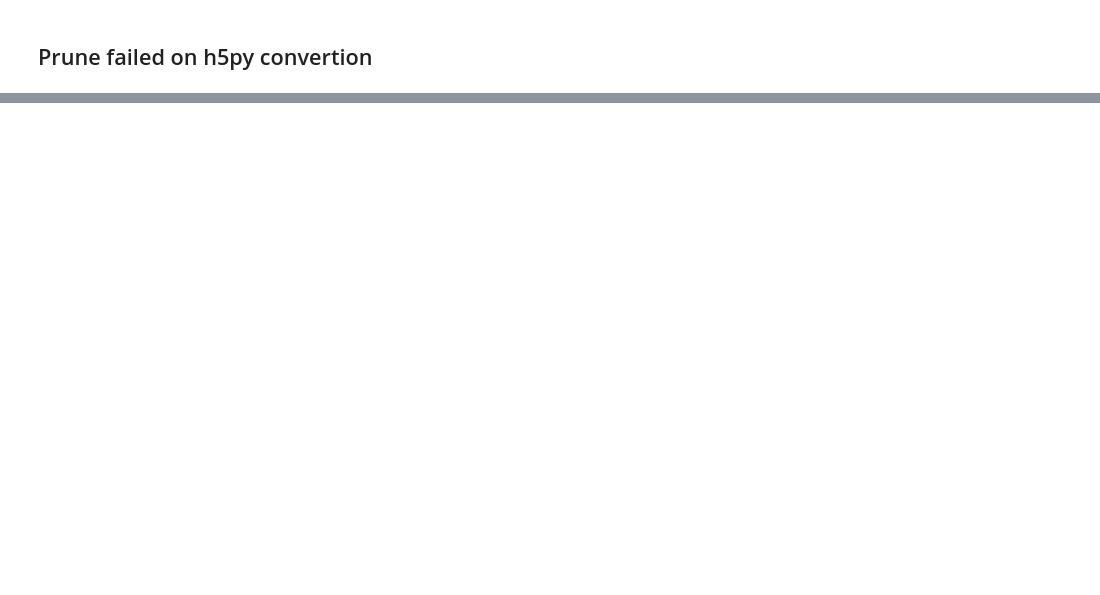
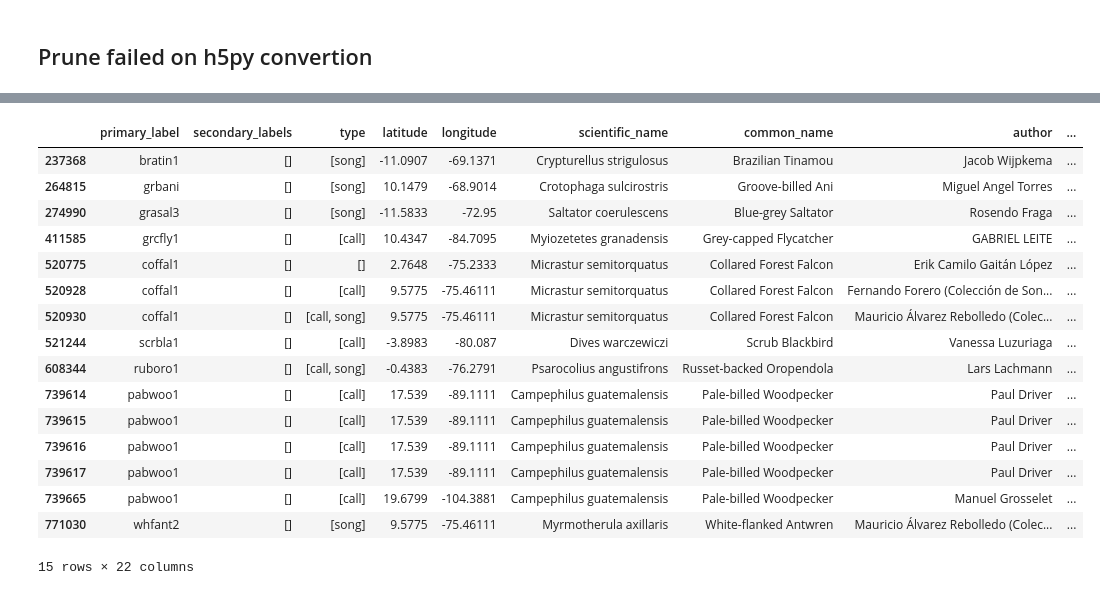
Before and after one commit to VSydorskyy/BirdCLEF_2025_2nd_place, a Jupyter notebook: notebooks/download_xeno_canto.ipynb, the cells around one changed output, grey strips where cells are left out. Drawn from its saved outputs; the diff is of its cells as text; code cells hidden in the pictures; blank space fills up the shorter version.

```diff
--- a/notebooks/download_xeno_canto.ipynb
+++ b/notebooks/download_xeno_canto.ipynb
@@ -543,0 +586,20 @@ train_metadata_prev_comp.to_csv(
+# %%
+train_metadata_shorten_pruned[train_metadata_shorten_pruned["id"].isin(intersecting_ids)]
+# %% [output]
+|  | primary_label | secondary_labels | type | latitude | longitude | scientific_name | common_name | author | ... |
+| 237368 | bratin1 | [] | [song] | -11.0907 | -69.1371 | Crypturellus strigulosus | Brazilian Tinamou | Jacob Wijpkema | ... |
+| 264815 | grbani | [] | [song] | 10.1479 | -68.9014 | Crotophaga sulcirostris | Groove-billed Ani | Miguel Angel Torres | ... |
+| 274990 | grasal3 | [] | [song] | -11.5833 | -72.95 | Saltator coerulescens | Blue-grey Saltator | Rosendo Fraga | ... |
+| 411585 | grcfly1 | [] | [call] | 10.4347 | -84.7095 | Myiozetetes granadensis | Grey-capped Flycatcher | GABRIEL LEITE | ... |
+| 520775 | coffal1 | [] | [] | 2.7648 | -75.2333 | Micrastur semitorquatus | Collared Forest Falcon | Erik Camilo Gaitán López | ... |
+| 520928 | coffal1 | [] | [call] | 9.5775 | -75.46111 | Micrastur semitorquatus | Collared Forest Falcon | Fernando Forero (Colección de Son... | ... |
+| 520930 | coffal1 | [] | [call, song] | 9.5775 | -75.46111 | Micrastur semitorquatus | Collared Forest Falcon | Mauricio Álvarez Rebolledo (Colec... | ... |
+| 521244 | scrbla1 | [] | [call] | -3.8983 | -80.087 | Dives warczewiczi | Scrub Blackbird | Vanessa Luzuriaga | ... |
+| 608344 | ruboro1 | [] | [call, song] | -0.4383 | -76.2791 | Psarocolius angustifrons | Russet-backed Oropendola | Lars Lachmann | ... |
+| 739614 | pabwoo1 | [] | [call] | 17.539 | -89.1111 | Campephilus guatemalensis | Pale-billed Woodpecker | Paul Driver | ... |
+| 739615 | pabwoo1 | [] | [call] | 17.539 | -89.1111 | Campephilus guatemalensis | Pale-billed Woodpecker | Paul Driver | ... |
+| 739616 | pabwoo1 | [] | [call] | 17.539 | -89.1111 | Campephilus guatemalensis | Pale-billed Woodpecker | Paul Driver | ... |
+| 739617 | pabwoo1 | [] | [call] | 17.539 | -89.1111 | Campephilus guatemalensis | Pale-billed Woodpecker | Paul Driver | ... |
+| 739665 | pabwoo1 | [] | [call] | 19.6799 | -104.3881 | Campephilus guatemalensis | Pale-billed Woodpecker | Manuel Grosselet | ... |
+| 771030 | whfant2 | [] | [song] | 9.5775 | -75.46111 | Myrmotherula axillaris | White-flanked Antwren | Mauricio Álvarez Rebolledo (Colec... | ... |
+15 rows × 22 columns
```
Also changed, not shown: parts of 93 cells of this notebook, 44 other files.
